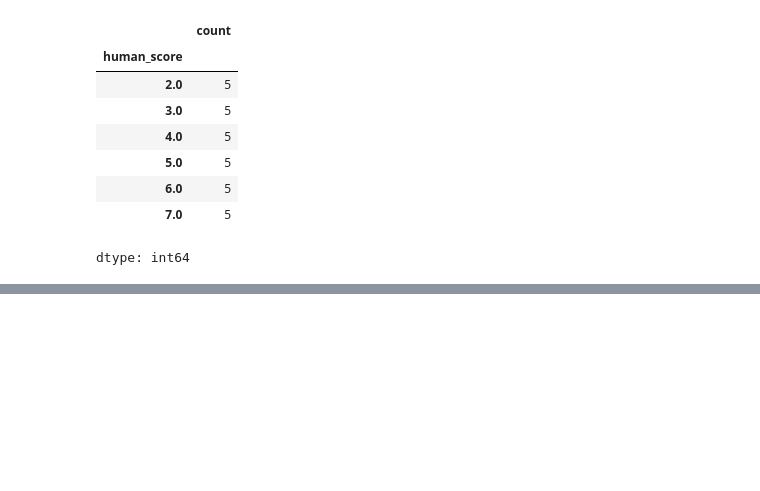
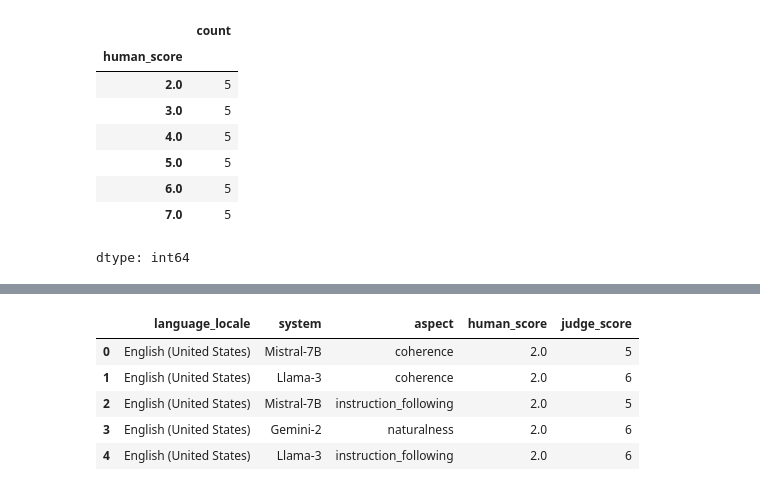
Before and after one commit to NhAnh278/llm-as-a-judge-praktikum, a Jupyter notebook: notebooks/Nhat_Anh_Hoang_analysis.ipynb, the cells around one changed output, grey strips where cells are left out. Drawn from its saved outputs; the diff is of its cells as text; code cells hidden in the pictures; blank space fills up the shorter version.

```diff
--- a/notebooks/Nhat_Anh_Hoang_analysis.ipynb
+++ b/notebooks/Nhat_Anh_Hoang_analysis.ipynb
@@ -1421,13 +1421,13 @@ dtype: int64
 # %%
 judge_model_1 = "Qwen/Qwen2.5-1.5B-Instruct"
 judge_model_2 = "Qwen/Qwen2.5-3B-Instruct"
-judge_model_3 = "google/gemma-2-2b-it"
+judge_model_3 = "mistralai/Mistral-7B-Instruct-v0.3"
 # %%
 #Load model
-tokenizer = AutoTokenizer.from_pretrained(judge_model_2)
+tokenizer = AutoTokenizer.from_pretrained(judge_model_3)
 
 model = AutoModelForCausalLM.from_pretrained(
-    judge_model_2,
+    judge_model_3,
     device_map="auto",
     torch_dtype=torch.float16
 )
@@ -1526,7 +1532,7 @@ def parse_score(text):
 hf_outputs = []
 
 for count, (idx, row) in enumerate(hf_sample.iterrows(), start=1):
-    prompt = build_judge_prompt(row)
+    prompt = direct_prompt(row)
     output = generate_judge_output(prompt)
     score = parse_score(output)
 
@@ -1545,12 +1562,19 @@ df_hf_outputs.head()
 # %%
 df_hf_judge = hf_sample.reset_index().merge(
     df_hf_outputs,
     on="index",
     how="left"
 )
 
 df_hf_judge["judge_model"] = judge_model_2
 
 df_hf_judge[
-    ["language_locale", "system", "aspect", "human_score", "judge_score", "hf_raw_output"]
+    ["language_locale", "system", "aspect", "human_score", "judge_score"]
 ].head()
+# %% [output]
+|  | language_locale | system | aspect | human_score | judge_score |
+| 0 | English (United States) | Mistral-7B | coherence | 2.0 | 5 |
+| 1 | English (United States) | Llama-3 | coherence | 2.0 | 6 |
+| 2 | English (United States) | Mistral-7B | instruction_following | 2.0 | 5 |
+| 3 | English (United States) | Gemini-2 | naturalness | 2.0 | 6 |
+| 4 | English (United States) | Llama-3 | instruction_following | 2.0 | 6 |
```
Also changed, not shown: parts of 6 cells of this notebook.
